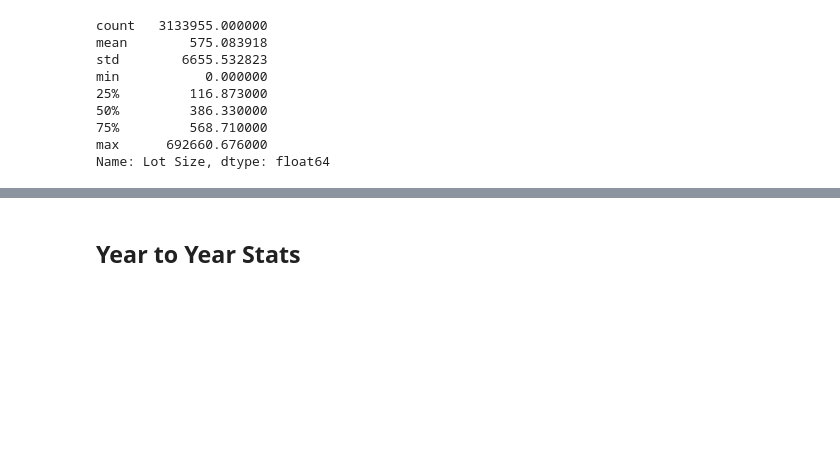
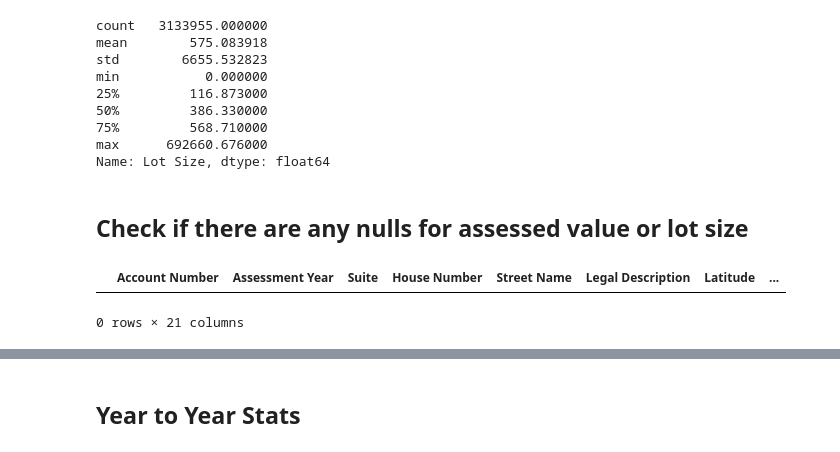
Before and after one commit to mcmccaig/prop_price, a Jupyter notebook: notebooks/EDA.ipynb, the cells around one changed output, grey strips where cells are left out. Drawn from its saved outputs; the diff is of its cells as text; code cells hidden in the pictures; blank space fills up the shorter version.

```diff
--- a/notebooks/EDA.ipynb
+++ b/notebooks/EDA.ipynb
@@ -126,3 +127,10 @@ min           0.000000
 75%         568.710000
 max      692660.676000
 Name: Lot Size, dtype: float64
+# %% [markdown]
+## Check if there are any nulls for assessed value or lot size
+# %%
+resi_house_data[resi_house_data['Assessed Value'].isnull() == True]
+# %% [output]
+|  | Account Number | Assessment Year | Suite | House Number | Street Name | Legal Description | Latitude | ... |
+0 rows × 21 columns
```
Also changed, not shown: parts of 39 cells of this notebook.
